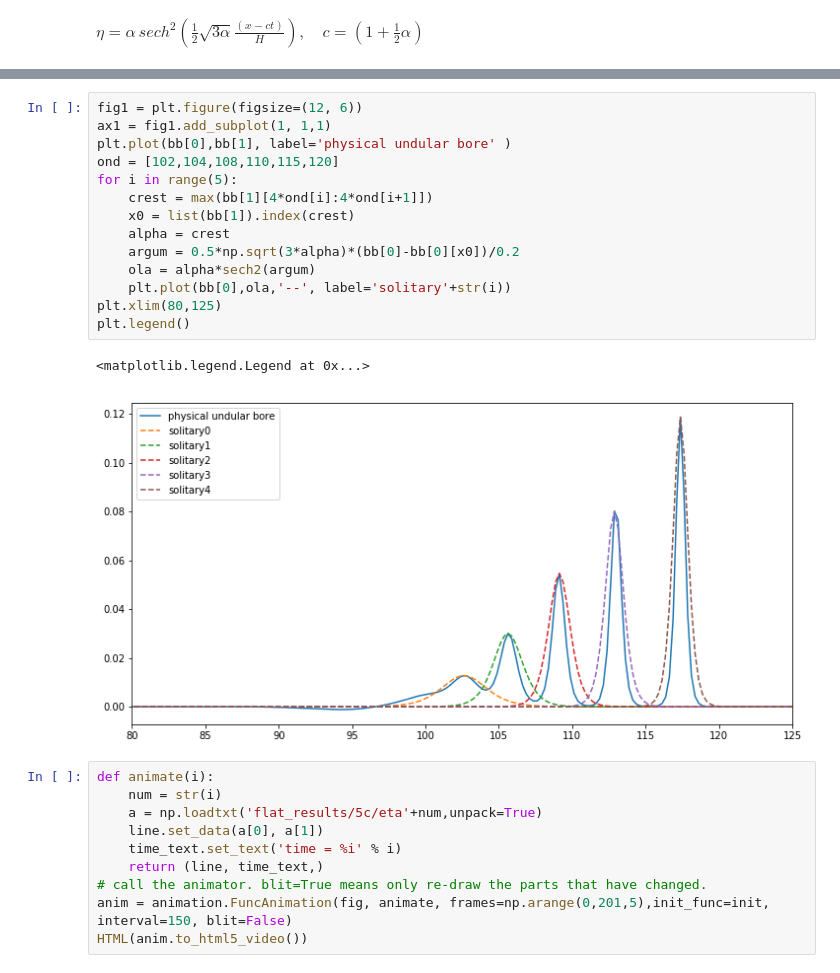
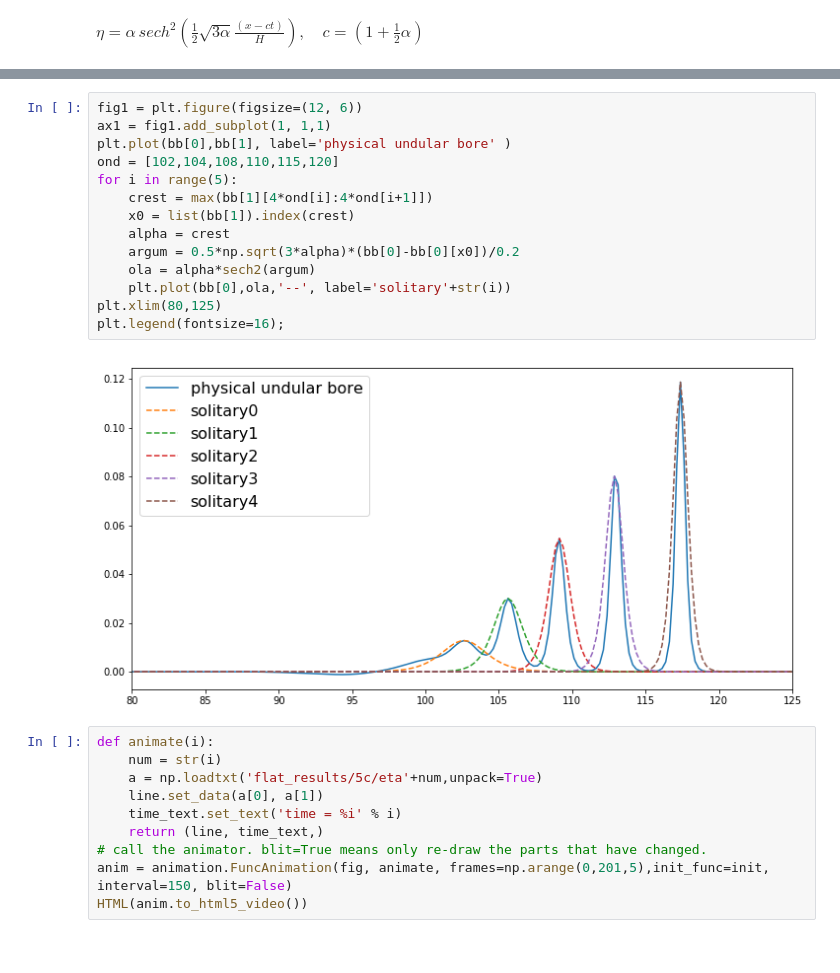
Before and after one commit to Reyna-RT/MEK9320, a Jupyter notebook: Second Assignment results.ipynb, the cells around one changed output, grey strips where cells are left out. Saved outputs shown, nothing was run; the diff lists cells and outputs as text.

```diff
--- a/Second Assignment results.ipynb
+++ b/Second Assignment results.ipynb
@@ -1156,20 +1204,19 @@ plt.legend()
 # %%
 fig1 = plt.figure(figsize=(12, 6))
 ax1 = fig1.add_subplot(1, 1,1)
 plt.plot(bb[0],bb[1], label='physical undular bore' )
 ond = [102,104,108,110,115,120]
 for i in range(5):
     crest = max(bb[1][4*ond[i]:4*ond[i+1]])
     x0 = list(bb[1]).index(crest)
     alpha = crest
     argum = 0.5*np.sqrt(3*alpha)*(bb[0]-bb[0][x0])/0.2
     ola = alpha*sech2(argum)
     plt.plot(bb[0],ola,'--', label='solitary'+str(i))
 plt.xlim(80,125)
-plt.legend()
+plt.legend(fontsize=16);
 # %% [output]
-<matplotlib.legend.Legend at 0x...>
-[figure, old version]
+[figure, new version]
 # %%
 def animate(i):
     num = str(i)
```
Also changed, not shown: parts of 13 cells of this notebook.
